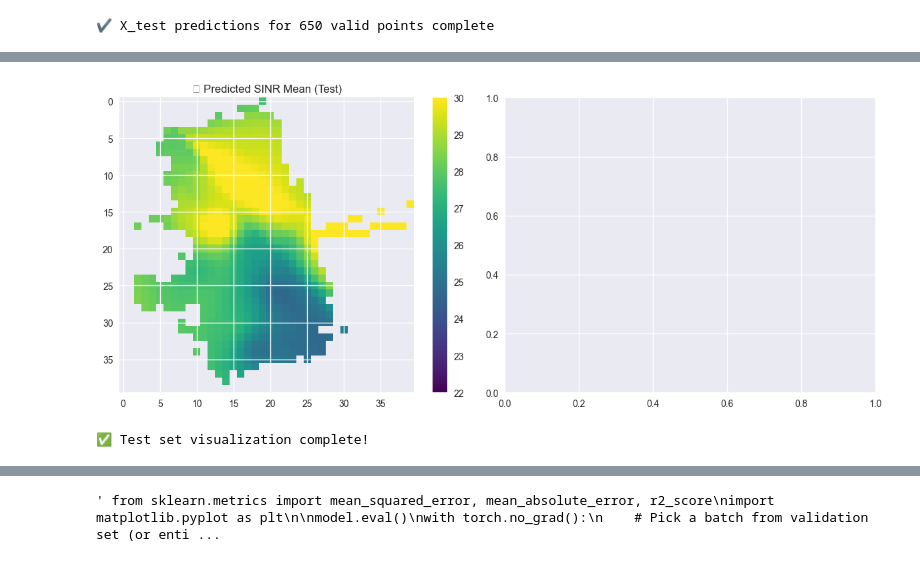
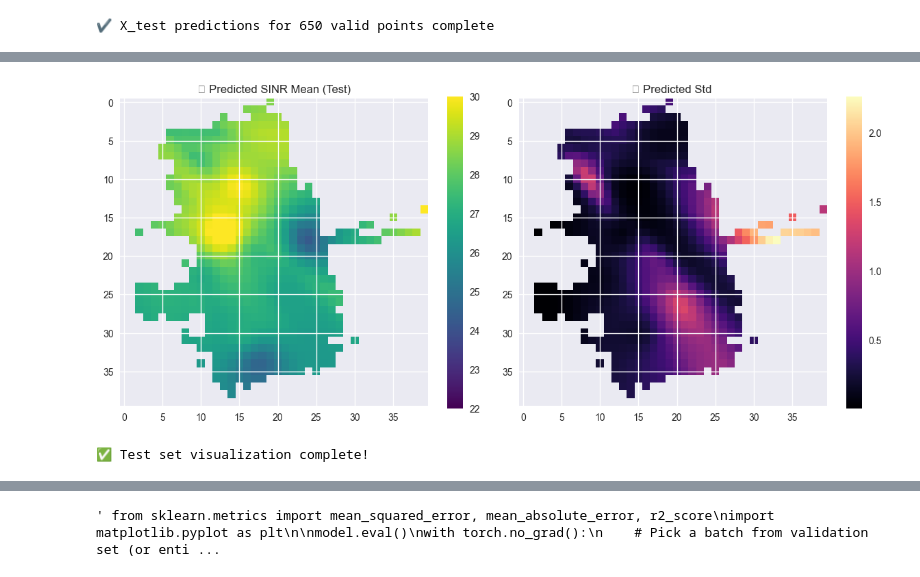
Before and after one commit to longwei-xiao/PyTorch-VAE, a Jupyter notebook: cvae_m2.ipynb, the cells around one changed output, grey strips where cells are left out. Cells and saved outputs as stored; diff of their text form; code cells hidden in the pictures.

Commit message:
coordinates model works almost good

```diff
--- a/cvae_m2.ipynb
+++ b/cvae_m2.ipynb
@@ -355,16 +249,22 @@ hidden_dims= [64,128] #[32,64,128,512]
 from torch.optim import Adam
 device = torch.device("cuda" if torch.cuda.is_available() else "cpu")
 # %%
+hidden_dims = [64, 128, 256, 512]
+latent_dim = 64
+coord_mlp_dims = [256, 256]
+
 model = ConditionalVAE(
     in_channels=1,
     loc_channels=2,
     mask_channels=1,
-    latent_dim=16,
+    latent_dim=latent_dim,
+    hidden_dims=hidden_dims,
+    dec_list=coord_mlp_dims,
     img_size=H,
-    hidden_dims=hidden_dims,
-    coord_decode=True
+    coord_decode = True
 ).to(device)
-optimizer = Adam(model.parameters(), lr=1e-3)
+
+optimizer = torch.optim.Adam(model.parameters(), lr=1e-3)
 epochs = 50
 kld_weight = 1e-3
 # %%
@@ -383,8 +283,8 @@ val_coords_x = val_coords_x.to(device)
 train_coords_y = train_coords_y.to(device)
 train_coords_x = train_coords_x.to(device)
 
-k_choices = torch.tensor([10, 15, 20, 25]).to(device)
-k_probs   = torch.tensor([0.6, 0.133, 0.133, 0.133]).to(device)
+k_choices = torch.tensor([10, 30]).to(device) #[10, 15, 20, 25]
+k_probs   = torch.tensor([0.5, 0.5]).to(device) #[0.6, 0.133, 0.133, 0.133]
 num_train_locs = 30
 
 valid_indices_t = torch.tensor(valid_indices, device=device).float()
@@ -846,38 +913,38 @@ plt.style.use("seaborn-v0_8")
 mu_full_grid = np.zeros((H, W), dtype=np.float32)
 std_full_grid = np.zeros((H, W), dtype=np.float32)
 
 # Fill valid locations
 valid_y, valid_x = valid_mask.nonzero(as_tuple=True)
 valid_y_cpu = valid_y.cpu().numpy()
 valid_x_cpu = valid_x.cpu().numpy()
 
 # De-normalized predictions from X_test
-mu_full_grid[valid_y_cpu, valid_x_cpu] = pred_test_650  # averaged mean predictions
-#std_full_grid[valid_y_cpu, valid_x_cpu] = std_pred_650[4,:,0] # or fill with computed std
+mu_full_grid[valid_y_cpu, valid_x_cpu] = mu_test_650  # averaged mean predictions
+std_full_grid[valid_y_cpu, valid_x_cpu] = std_test_650 # or fill with computed std
 
 # Mask invalid locations
 masked_mu = np.ma.masked_where(mu_full_grid == 0, mu_full_grid)
-#masked_std = np.ma.masked_where(std_full_grid == 0, std_full_grid)
+masked_std = np.ma.masked_where(std_full_grid == 0, std_full_grid)
 
 # -----------------------------
 # Visualization
 # -----------------------------
 fig, axs = plt.subplots(1, 2, figsize=(12, 5))
 
 # Predicted Mean
 im0 = axs[0].imshow(masked_mu, cmap='viridis', vmin=22,
                     vmax=30)
 axs[0].set_title("📡 Predicted SINR Mean (Test)")
 fig.colorbar(im0, ax=axs[0])
 
 # Predicted Std / Uncertainty
-##im1 = axs[1].imshow(masked_std, cmap='magma')
-#axs[1].set_title("🔹 Predicted Std / Uncertainty (Test)")
-#fig.colorbar(im1, ax=axs[1])
+im1 = axs[1].imshow(masked_std, cmap='magma')
+axs[1].set_title("🔹 Predicted Std ")
+fig.colorbar(im1, ax=axs[1])
 
 plt.tight_layout()
 plt.show()
 print("✅ Test set visualization complete!")
 # %% [output]
-[figure, old version]
+[figure, new version]
 ✅ Test set visualization complete!
```
Also changed, not shown: parts of 10 cells of this notebook, 2 other files.
